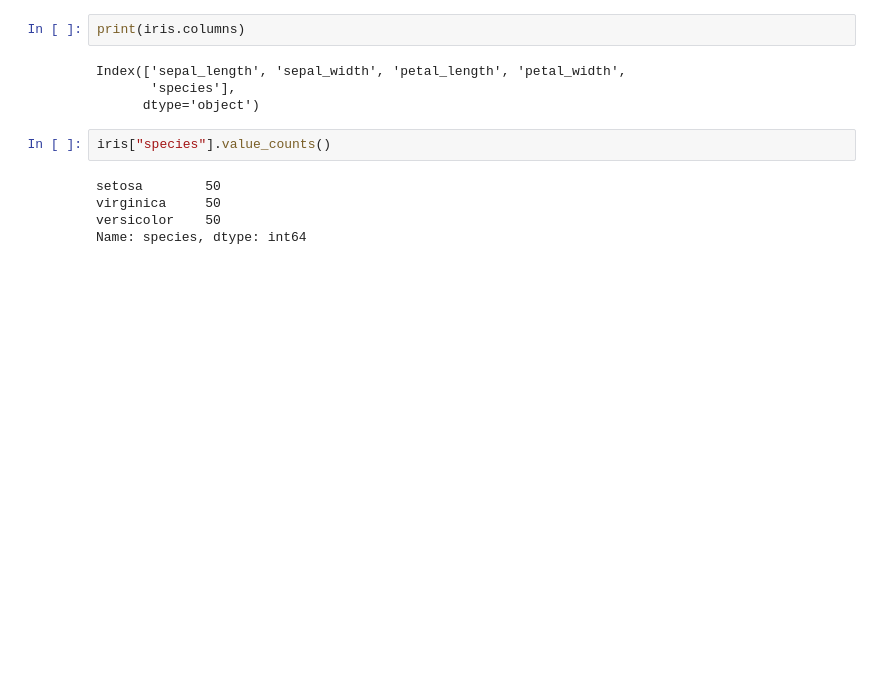
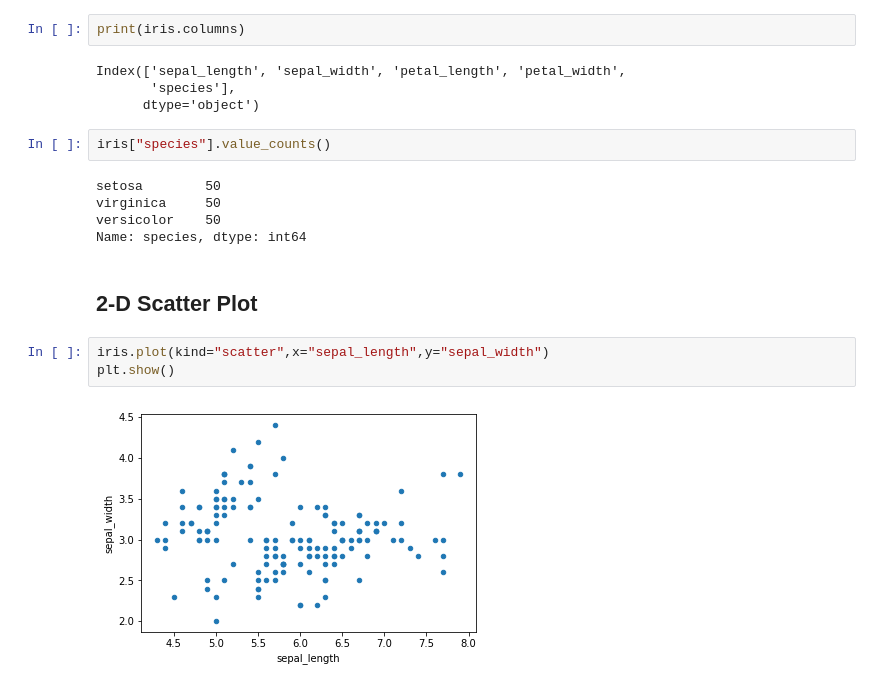
Before and after one commit to rishavhack/Machine-Learning-Using-Python, a Jupyter notebook: Plotting for exploratory data analysis (EDA)/Introduction to IRIS dataset and 2D scatter plot.ipynb, the cells around one changed output. Drawn from its saved outputs; the diff is of its cells as text; blank space fills up the shorter version.

Commit message:
2D Scatter Plot

```diff
--- a/Plotting for exploratory data analysis (EDA)/Introduction to IRIS dataset and 2D scatter plot.ipynb
+++ b/Plotting for exploratory data analysis (EDA)/Introduction to IRIS dataset and 2D scatter plot.ipynb
@@ -22,3 +22,10 @@ setosa        50
 virginica     50
 versicolor    50
 Name: species, dtype: int64
+# %% [markdown]
+## 2-D Scatter Plot
+# %%
+iris.plot(kind="scatter",x="sepal_length",y="sepal_width")
+plt.show()
+# %% [output]
+[figure, added]
```
Also changed, not shown: parts of 5 cells of this notebook.
